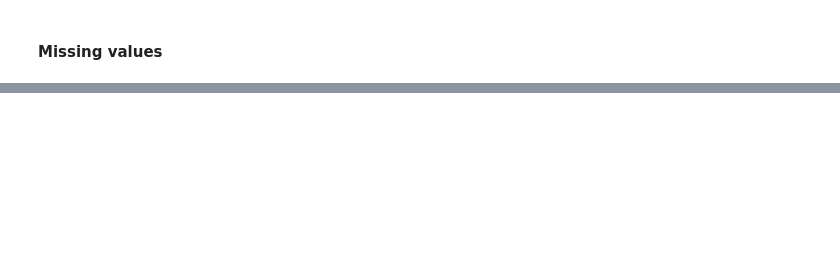
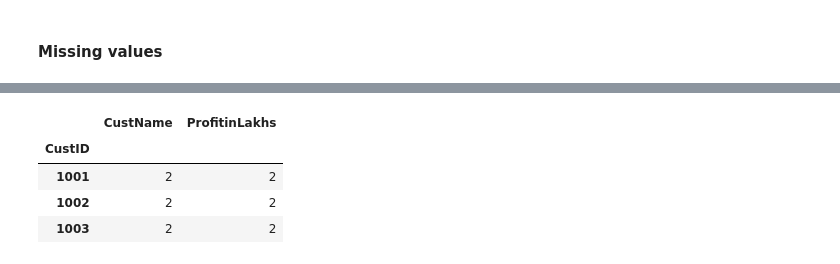
Before and after one commit to imhemantchaubey-zz/pandas-resources, a Jupyter notebook: pandas.ipynb, the cells around one changed output, grey strips where cells are left out. Cells and saved outputs as stored; diff of their text form; code cells hidden in the pictures; blank space fills up the shorter version.

```diff
--- a/pandas.ipynb
+++ b/pandas.ipynb
@@ -182,0 +602,8 @@ dataframe['Cricket'].fillna(value=dataframe['Cricket'].mean())
+# %%
+dataframe.groupby('CustID').count()
+# %% [output]
+|  | CustName | ProfitinLakhs |
+| CustID |  |  |
+| 1001 | 2 | 2 |
+| 1002 | 2 | 2 |
+| 1003 | 2 | 2 |
```
Also changed, not shown: parts of 60 cells of this notebook.
